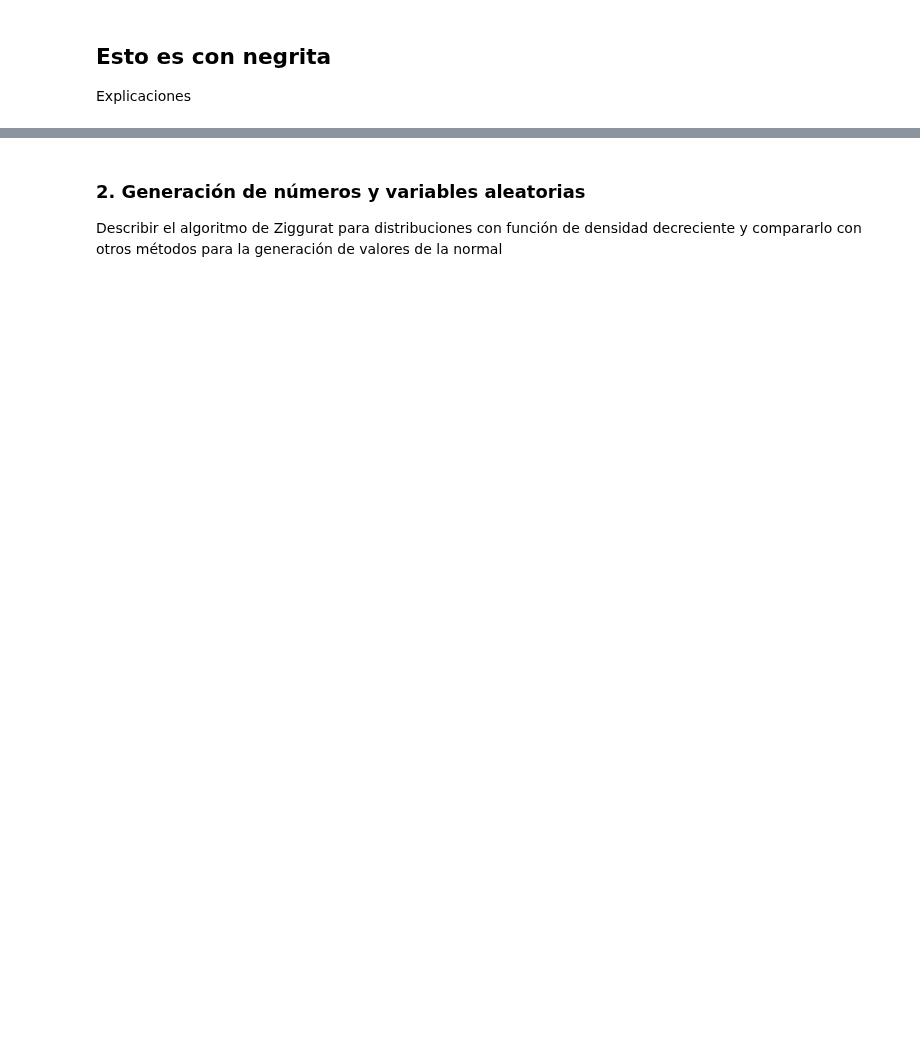
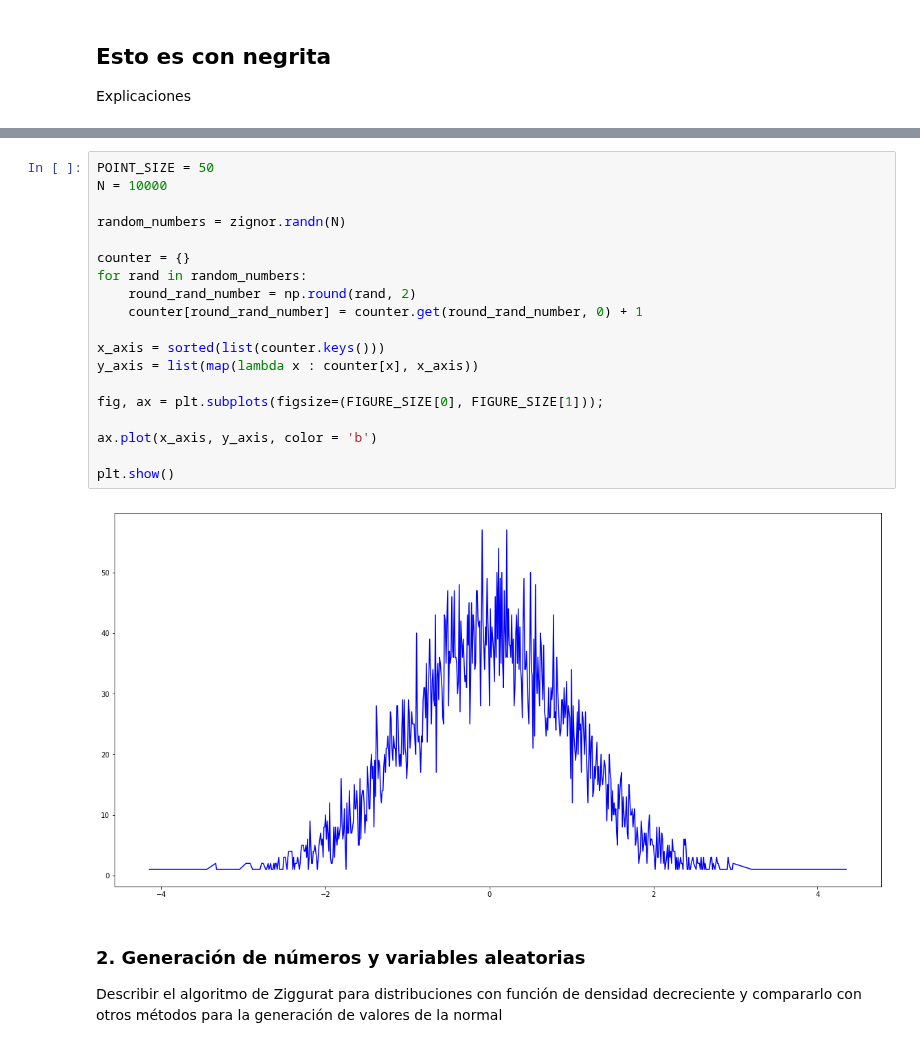
Before and after one commit to ZReKoJ/Ziggurat, a Jupyter notebook: ziggurat.ipynb, the cells around one changed output, grey strips where cells are left out. Saved outputs shown, nothing was run; the diff lists cells and outputs as text; blank space fills up the shorter version.

```diff
--- a/ziggurat.ipynb
+++ b/ziggurat.ipynb
@@ -55,3 +92,24 @@ Explicaciones
+# %%
+POINT_SIZE = 50
+N = 10000
+
+random_numbers = zignor.randn(N)
+
+counter = {}
+for rand in random_numbers:
+    round_rand_number = np.round(rand, 2)
+    counter[round_rand_number] = counter.get(round_rand_number, 0) + 1
+
+x_axis = sorted(list(counter.keys()))
+y_axis = list(map(lambda x : counter[x], x_axis))
+
+fig, ax = plt.subplots(figsize=(FIGURE_SIZE[0], FIGURE_SIZE[1]));
+
+ax.plot(x_axis, y_axis, color = 'b')
+
+plt.show()
+# %% [output]
+[figure, added]
 # %% [markdown]
 ### 2. Generación de	números y variables aleatorias
 Describir el algoritmo de Ziggurat para	distribuciones con función de densidad decreciente y compararlo	con	otros métodos para la generación de	valores	de la normal
```
Also changed, not shown: parts of 6 cells of this notebook.
